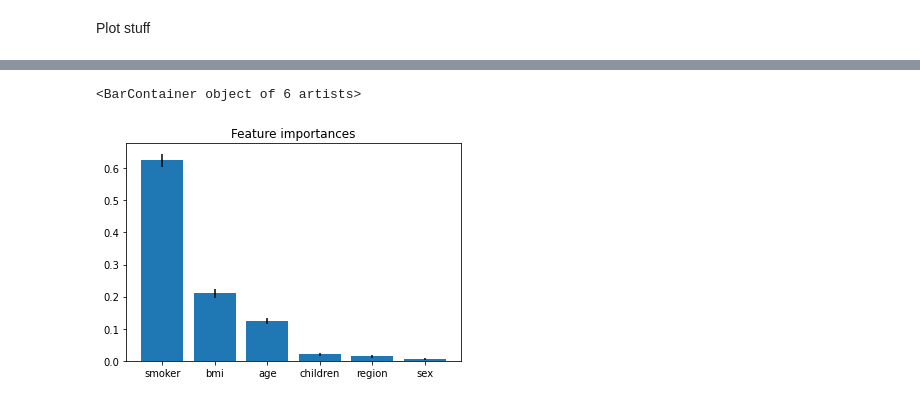
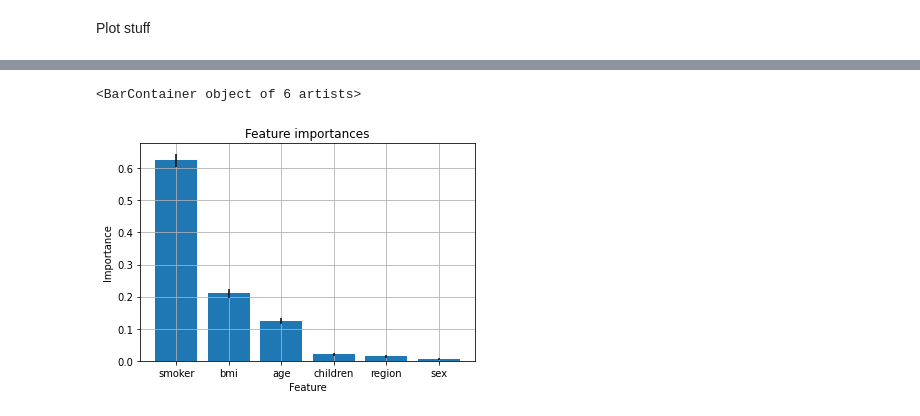
Before and after one commit to TomeCarvalho/TAA_P1, a Jupyter notebook: analise.ipynb, the cells around one changed output, grey strips where cells are left out. Drawn from its saved outputs; the diff is of its cells as text; code cells hidden in the pictures.

```diff
--- a/analise.ipynb
+++ b/analise.ipynb
@@ -252,15 +281,18 @@ pl.show()
 # %%
 # Feature Importances
 
 importances = rfr.feature_importances_
 std = np.std([tree.feature_importances_ for tree in rfr.estimators_], axis=0)
 indices = np.argsort(importances)[::-1]
 variables = ['age', 'sex', 'bmi', 'children', 'smoker', 'region']
 importance_list = [variables[indices[f]] for f in range(x.shape[1])]
 
 pl.figure()
-pl.title("Feature importances")
+pl.title('Feature importances')
+pl.xlabel('Feature')
+pl.ylabel('Importance')
+pl.grid()
 pl.bar(importance_list, importances[indices], yerr=std[indices])
 # %% [output]
 <BarContainer object of 6 artists>
-[figure, old version]
+[figure, new version]
```
Also changed, not shown: parts of 10 cells of this notebook.
